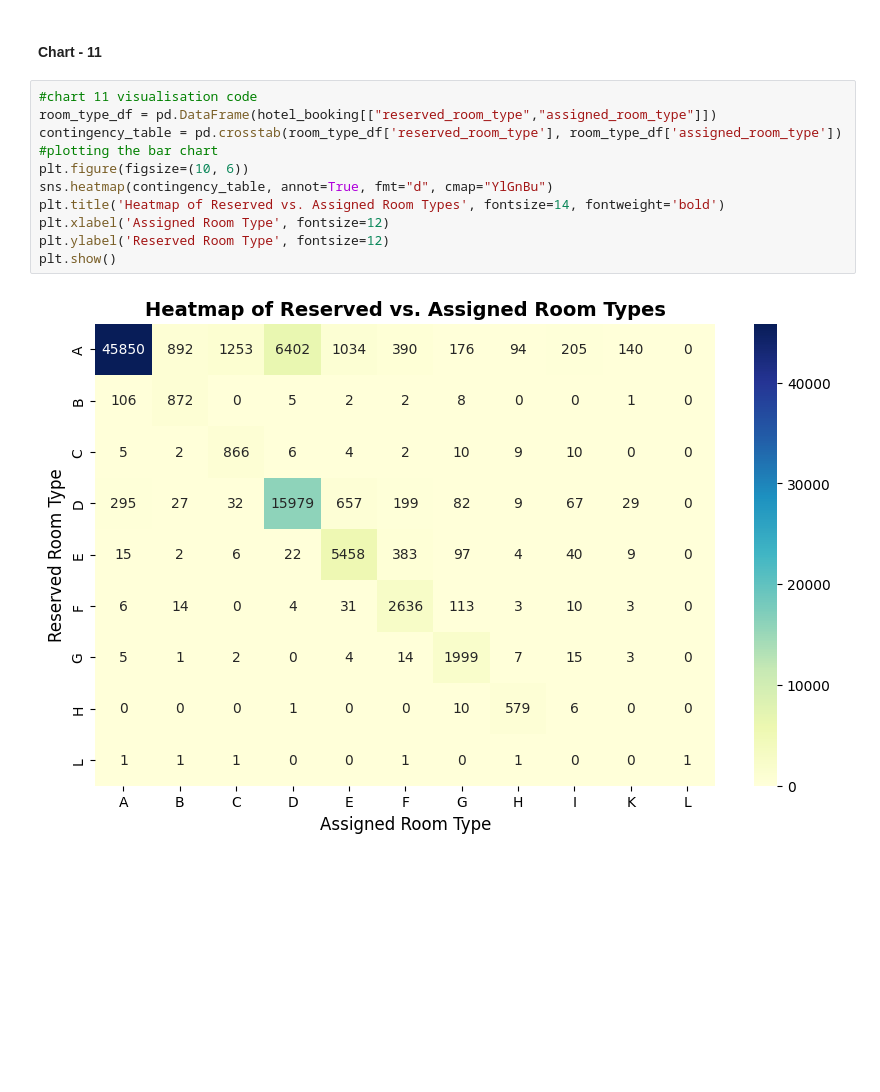
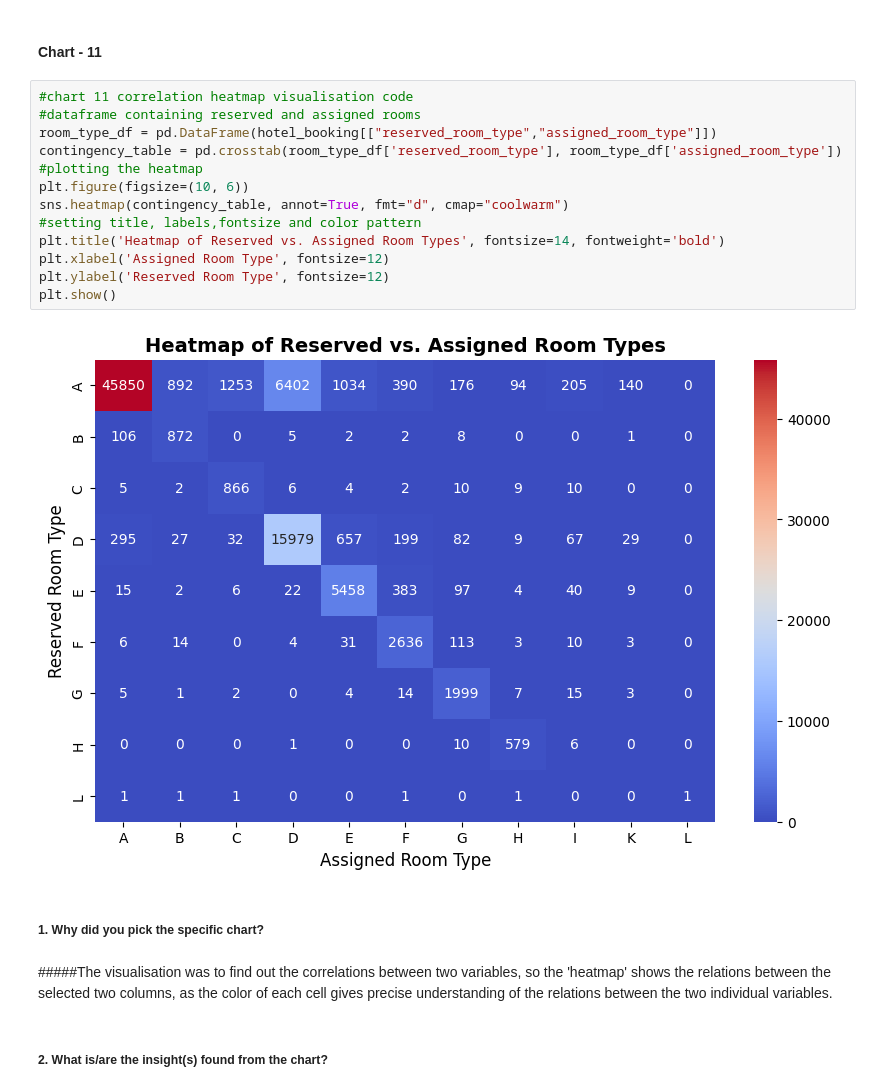
Before and after one commit to jyothika2809/CITY-AND-RESORT-HOTEL-EDA-AND-DASHBOARD, a Jupyter notebook: EDA_hotel_booking_analysis.ipynb, the cells around one changed output. Drawn from its saved outputs; the diff is of its cells as text; blank space fills up the shorter version.

```diff
--- a/EDA_hotel_booking_analysis.ipynb
+++ b/EDA_hotel_booking_analysis.ipynb
@@ -739,15 +739,23 @@ L                        NaN    NaN        6.0              NaN
 # %% [markdown]
 #### Chart - 11
 # %%
-#chart 11 visualisation code
+#chart 11 correlation heatmap visualisation code
+#dataframe containing reserved and assigned rooms
 room_type_df = pd.DataFrame(hotel_booking[["reserved_room_type","assigned_room_type"]])
 contingency_table = pd.crosstab(room_type_df['reserved_room_type'], room_type_df['assigned_room_type'])
-#plotting the bar chart
+#plotting the heatmap
 plt.figure(figsize=(10, 6))
-sns.heatmap(contingency_table, annot=True, fmt="d", cmap="YlGnBu")
+sns.heatmap(contingency_table, annot=True, fmt="d", cmap="coolwarm")
+#setting title, labels,fontsize and color pattern
 plt.title('Heatmap of Reserved vs. Assigned Room Types', fontsize=14, fontweight='bold')
 plt.xlabel('Assigned Room Type', fontsize=12)
 plt.ylabel('Reserved Room Type', fontsize=12)
 plt.show()
 # %% [output]
-[figure, old version]
+[figure, new version]
+# %% [markdown]
+##### 1. Why did you pick the specific chart?
+# %% [markdown]
+#####The visualisation was to find out the correlations between two variables, so the 'heatmap' shows the relations between the selected two columns, as the color of each cell gives precise understanding of the relations between the two individual variables.
+# %% [markdown]
+##### 2. What is/are the insight(s) found from the chart?
```
Also changed, not shown: parts of 4 cells of this notebook.
